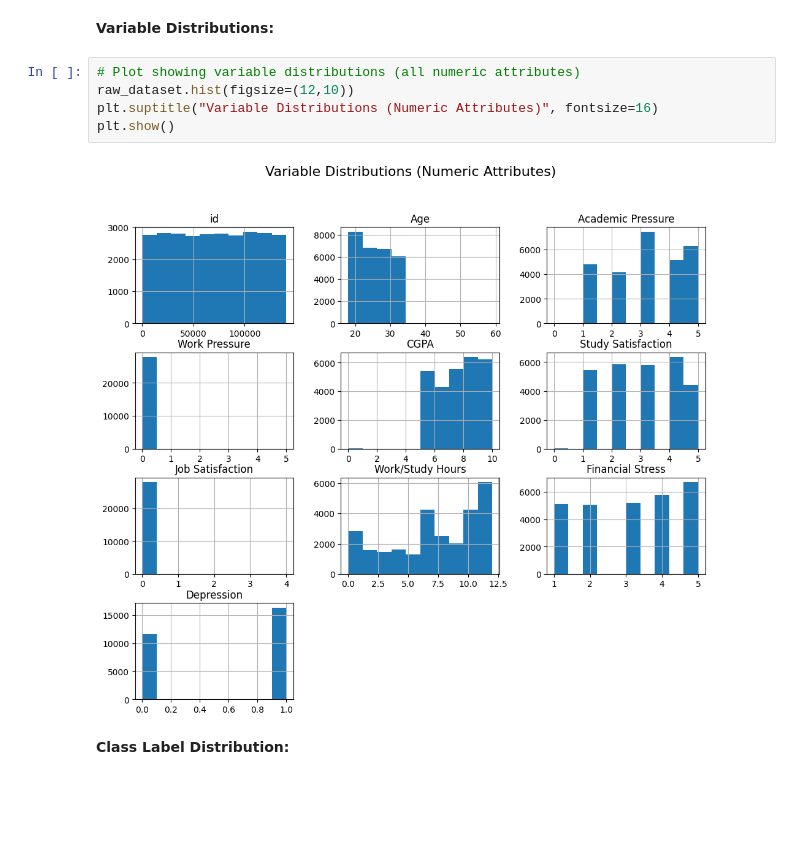
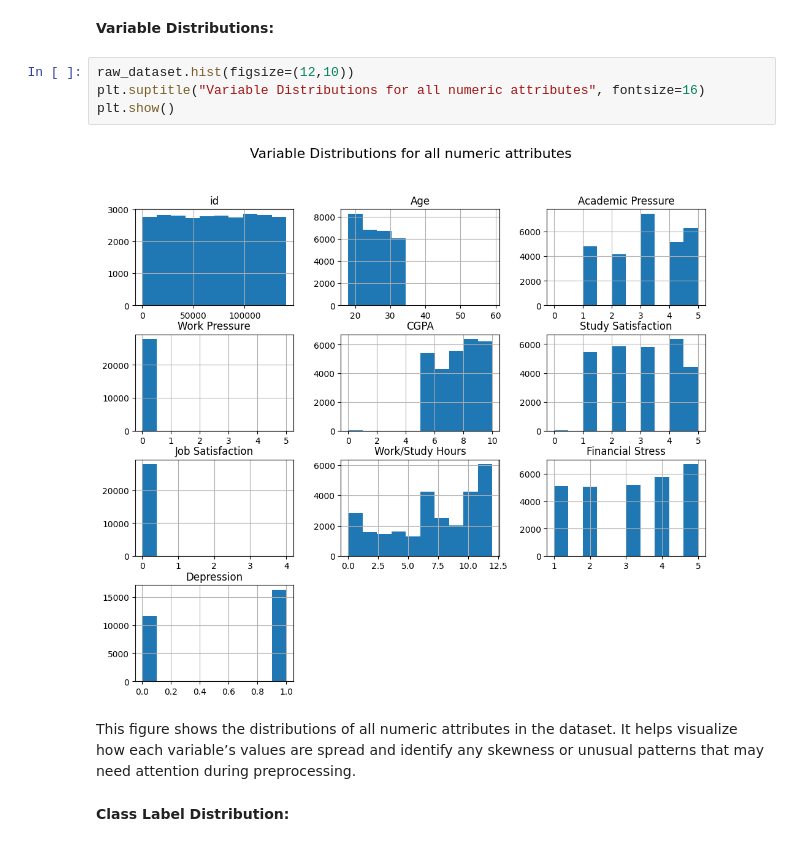
Before and after one commit to Deem-KSU/IT326-Group1-56546, a Jupyter notebook: Phase2.ipynb, the cells around one changed output. Saved outputs shown, nothing was run; the diff lists cells and outputs as text; blank space fills up the shorter version.

```diff
--- a/Phase2.ipynb
+++ b/Phase2.ipynb
@@ -221,12 +214,13 @@ This bar plot shows the distribution of students by gender. From the plot, we ca
 # %% [markdown]
 **Variable Distributions:**
 # %%
-# Plot showing variable distributions (all numeric attributes)
 raw_dataset.hist(figsize=(12,10))
-plt.suptitle("Variable Distributions (Numeric Attributes)", fontsize=16)
+plt.suptitle("Variable Distributions for all numeric attributes", fontsize=16)
 plt.show()
 # %% [output]
-[figure, old version]
+[figure, new version]
+# %% [markdown]
+This figure shows the distributions of all numeric attributes in the dataset. It helps visualize how each variable’s values are spread and identify any skewness or unusual patterns that may need attention during preprocessing.
 # %% [markdown]
 **Class Label Distribution:**
 # %%
```
Also changed, not shown: parts of 6 cells of this notebook.
